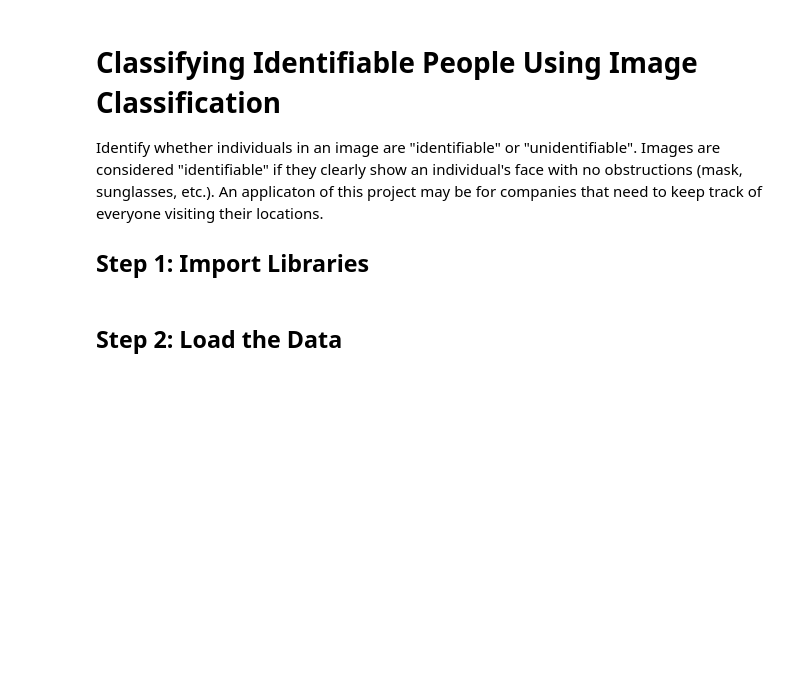
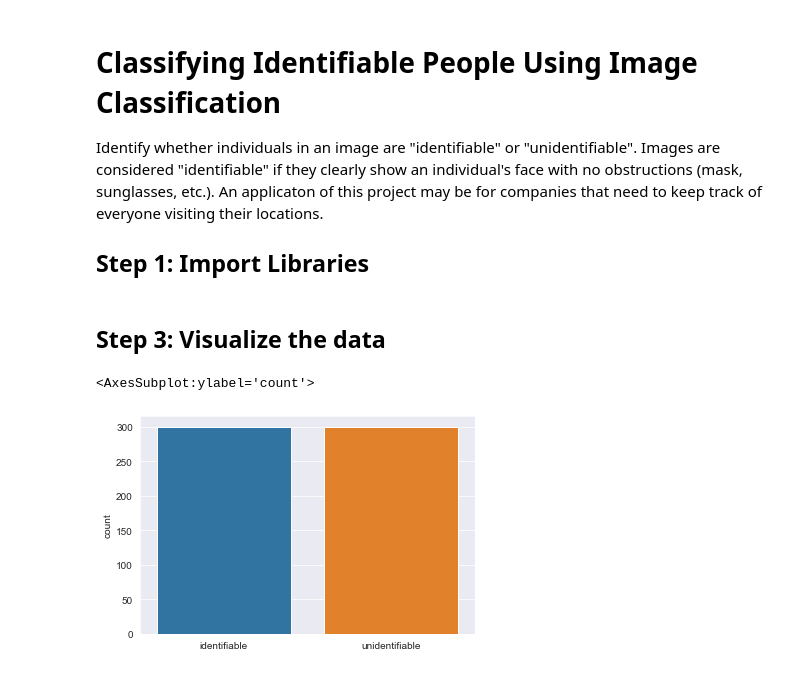
Before and after one commit to vaizgomezjoseph/image-classifier, a Jupyter notebook: ImageClassifierWorkbook.ipynb, the cells around one changed output. Drawn from its saved outputs; the diff is of its cells as text; code cells hidden in the pictures; blank space fills up the shorter version.

Commit message:
Finish "Generate count plot and example images" issue from part 3 of the tutorial

```diff
--- a/ImageClassifierWorkbook.ipynb
+++ b/ImageClassifierWorkbook.ipynb
@@ -21,5 +21,3 @@ import cv2
 import os
 
 import numpy as np
-# %% [markdown]
-## Step 2: Load the Data
@@ -49,3 +49,17 @@ def get_data(data_dir):
 # Fetch the train and validation data.
 train = get_data('images dataset/Training Set')
 val = get_data('images dataset/Testing Set')
+# %% [markdown]
+## Step 3: Visualize the data
+# %%
+l = []
+for i in train:
+    if(i[1] == 0):
+        l.append("identifiable")
+    else:
+        l.append("unidentifiable")
+sns.set_style('darkgrid')
+sns.countplot(x=l)
+# %% [output]
+<AxesSubplot:ylabel='count'>
+[figure, added]
```
Also changed, not shown: parts of 3 cells of this notebook.
